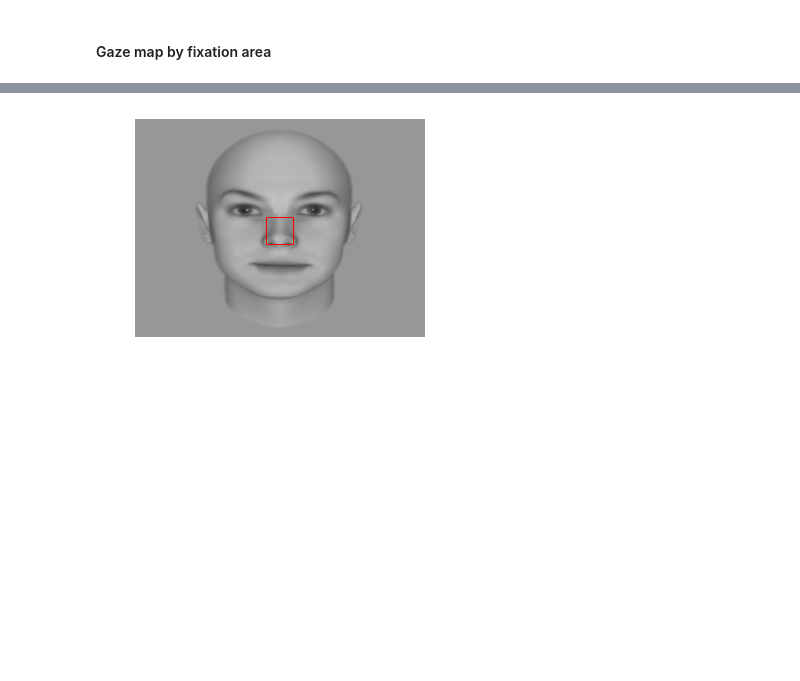
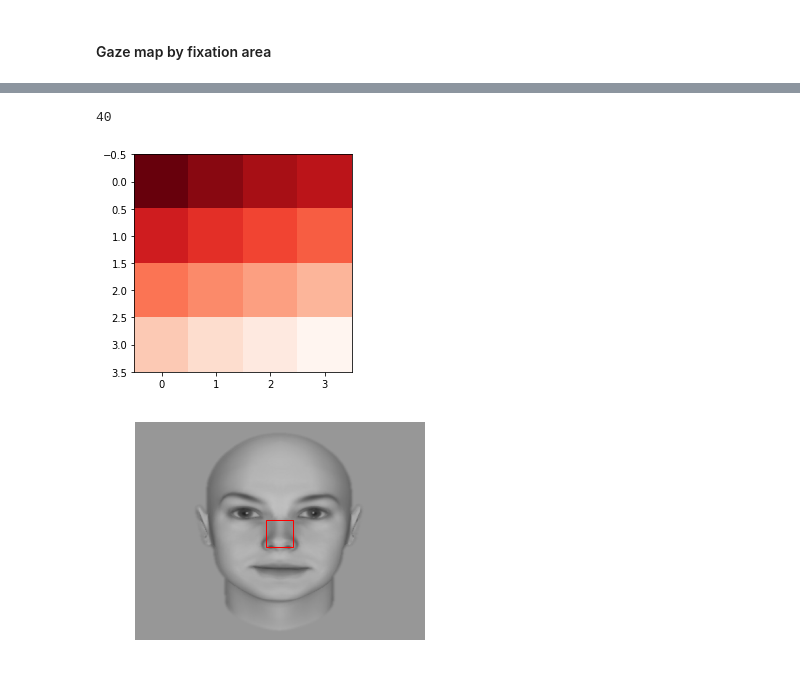
Before and after one commit to hyunwoogu/EyeStrategy, a Jupyter notebook: EyeTrack.ipynb, the cells around one changed output, grey strips where cells are left out. Saved outputs shown, nothing was run; the diff lists cells and outputs as text; code cells hidden in the pictures; blank space fills up the shorter version.

```diff
--- a/EyeTrack.ipynb
+++ b/EyeTrack.ipynb
@@ -162,3 +199,13 @@ plt.show()
+# %%
+Data.loc[:,'x']//Data.loc[:,'y']
+// 40
+# %% [output]
+40
+# %%
+plt.imshow(A, cmap='Reds_r', interpolation='nearest')
+plt.show()
+# %% [output]
+[figure, added]
 # %%
 coord = (520, 390) ## x coord (from left), y coord (from top)
 coord = (720, 540)
```
Also changed, not shown: parts of 9 cells of this notebook.
